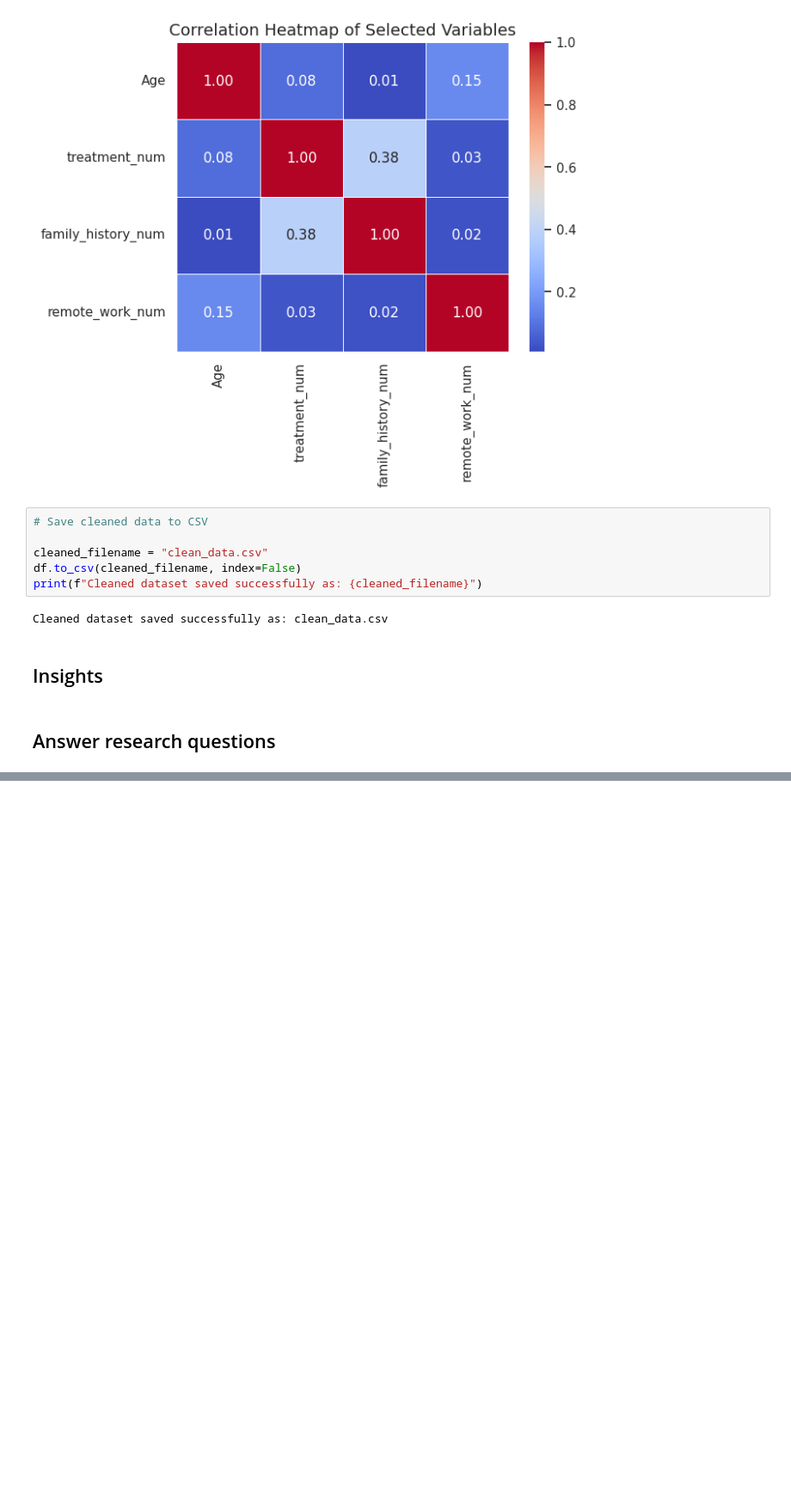
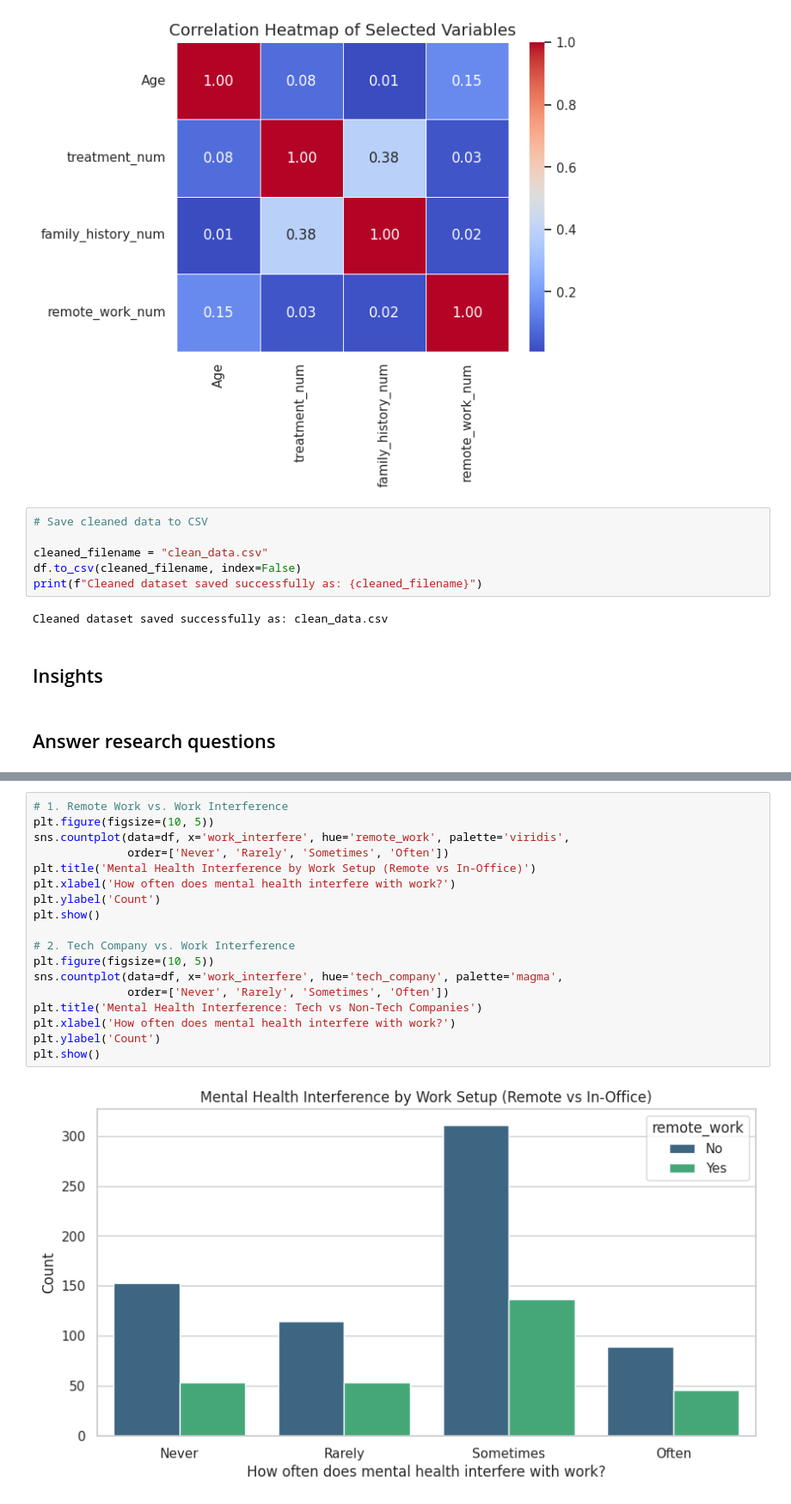
Before and after one commit to Abdulmajeed-A/Tuwaiq-EDA, a Jupyter notebook: Abdulmajeed_EDA_Project.ipynb, the cells around one changed output, grey strips where cells are left out. Shown at 86% size. Cells and saved outputs as stored; diff of their text form; blank space fills up the shorter version.

```diff
--- a/Abdulmajeed_EDA_Project.ipynb
+++ b/Abdulmajeed_EDA_Project.ipynb
@@ -341,0 +389,20 @@ Cleaned dataset saved successfully as: clean_data.csv
+# %%
+# 1. Remote Work vs. Work Interference
+plt.figure(figsize=(10, 5))
+sns.countplot(data=df, x='work_interfere', hue='remote_work', palette='viridis',
+              order=['Never', 'Rarely', 'Sometimes', 'Often'])
+plt.title('Mental Health Interference by Work Setup (Remote vs In-Office)')
+plt.xlabel('How often does mental health interfere with work?')
+plt.ylabel('Count')
+plt.show()
+
+# 2. Tech Company vs. Work Interference
+plt.figure(figsize=(10, 5))
+sns.countplot(data=df, x='work_interfere', hue='tech_company', palette='magma',
+              order=['Never', 'Rarely', 'Sometimes', 'Often'])
+plt.title('Mental Health Interference: Tech vs Non-Tech Companies')
+plt.xlabel('How often does mental health interfere with work?')
+plt.ylabel('Count')
+plt.show()
+# %% [output]
+[figure, added]
```
Also changed, not shown: parts of 4 cells of this notebook.
